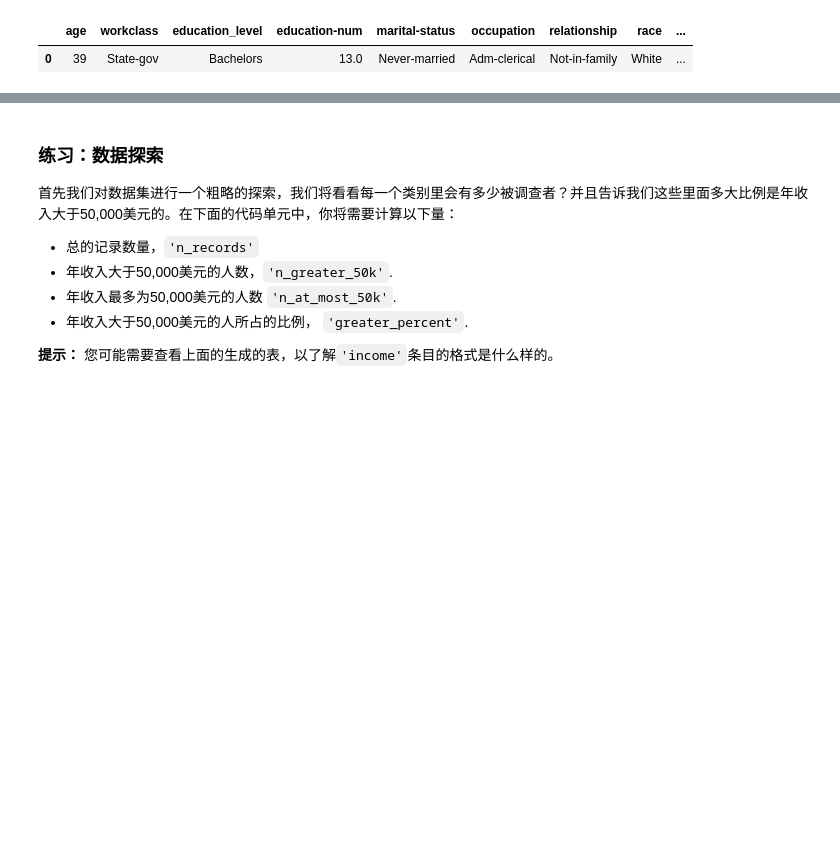
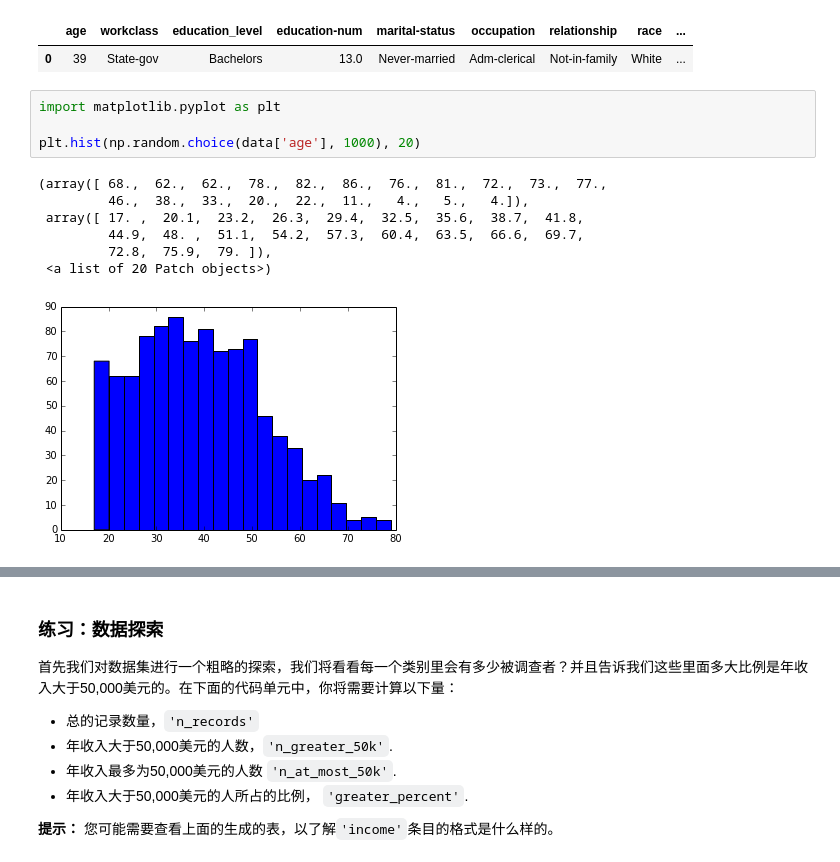
Before and after one commit to mshijie/finding_donors, a Jupyter notebook: finding_donors.ipynb, the cells around one changed output, grey strips where cells are left out. Drawn from its saved outputs; the diff is of its cells as text; blank space fills up the shorter version.

```diff
--- a/finding_donors.ipynb
+++ b/finding_donors.ipynb
@@ -38,3 +38,15 @@ display(data.head(n=1))
 # %% [output]
 |  | age | workclass | education_level | education-num | marital-status | occupation | relationship | race | ... |
 | 0 | 39 | State-gov | Bachelors | 13.0 | Never-married | Adm-clerical | Not-in-family | White | ... |
+# %%
+import matplotlib.pyplot as plt
+
+plt.hist(np.random.choice(data['age'], 1000), 20)
+# %% [output]
+(array([ 68.,  62.,  62.,  78.,  82.,  86.,  76.,  81.,  72.,  73.,  77.,
+         46.,  38.,  33.,  20.,  22.,  11.,   4.,   5.,   4.]),
+ array([ 17. ,  20.1,  23.2,  26.3,  29.4,  32.5,  35.6,  38.7,  41.8,
+         44.9,  48. ,  51.1,  54.2,  57.3,  60.4,  63.5,  66.6,  69.7,
+         72.8,  75.9,  79. ]),
+ <a list of 20 Patch objects>)
+[figure, added]
```
Also changed, not shown: parts of 22 cells of this notebook, 1 other file.
